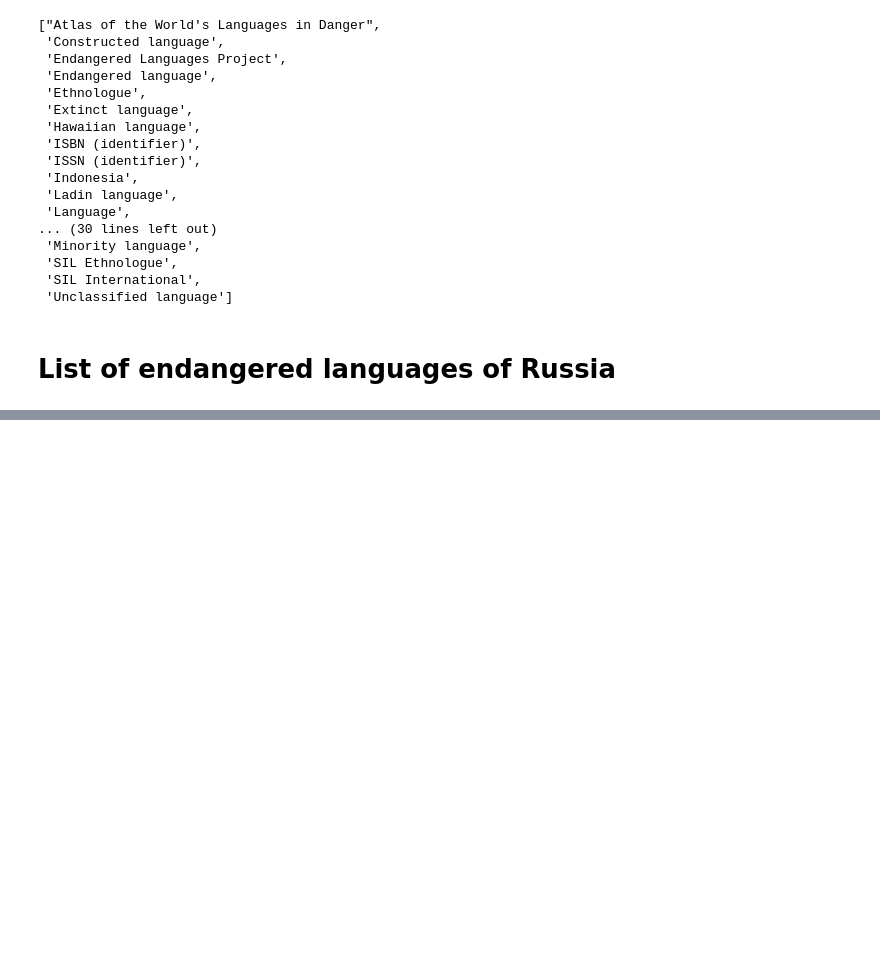
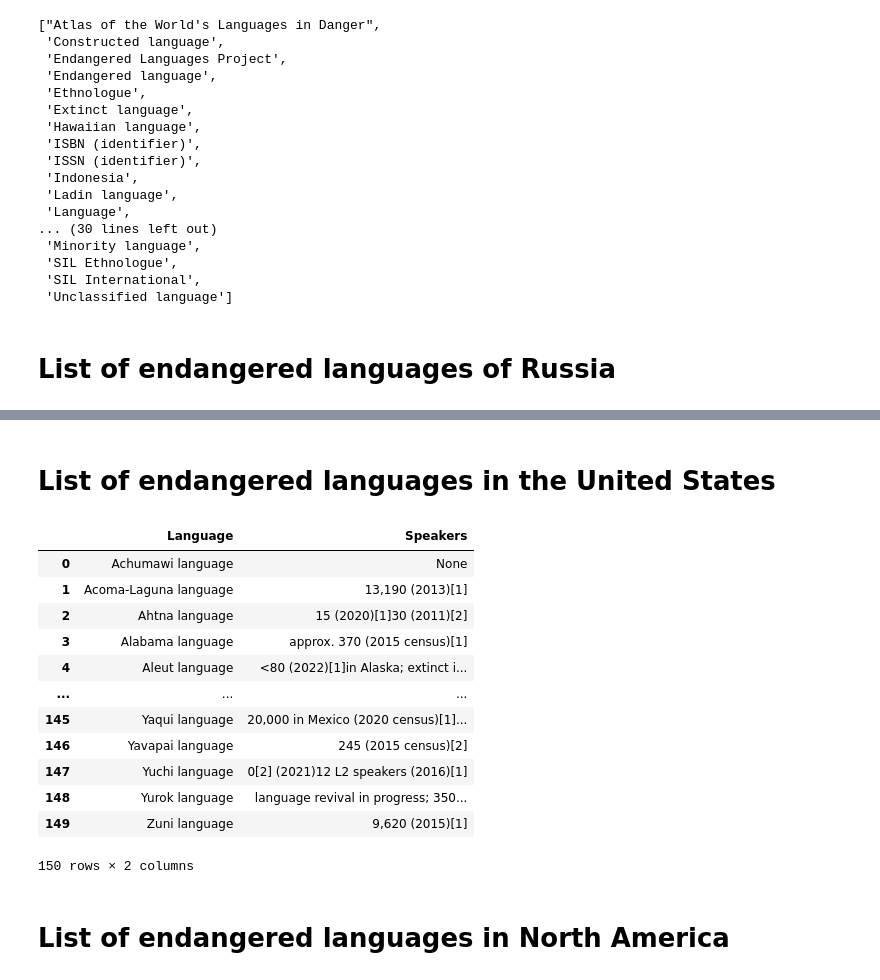
Before and after one commit to giuliaok/EQUATE, a Jupyter notebook: language_speakers_counts/language_endangerment_work.ipynb, the cells around one changed output, grey strips where cells are left out. Saved outputs shown, nothing was run; the diff lists cells and outputs as text; code cells hidden in the pictures; blank space fills up the shorter version.

```diff
--- a/language_speakers_counts/language_endangerment_work.ipynb
+++ b/language_speakers_counts/language_endangerment_work.ipynb
@@ -32,3 +63,11 @@ wikip
+# %%
+def number_extraction_from_info_box(wikipedia_links):
+    language_links = [language for language in wikipedia_links if ' language' in language]
+    counts = []
+    for language in language_links:
+        speakers = find_speakers(language)
+        counts.append({'Language': language, 'Speakers': speakers})
+    return pd.DataFrame(counts)
 # %% [markdown]
 # Australian Aboriginal
 # %%
@@ -576,0 +393,24 @@ end_russia
+# %% [markdown]
+# List of endangered languages in the United States
+# %%
+usa_wiki = wikipedia.page('List of endangered languages in the United States').links
+# %%
+usa = number_extraction_from_info_box(usa_wiki)
+# %%
+usa
+# %% [output]
+|  | Language | Speakers |
+| 0 | Achumawi language | None |
+| 1 | Acoma-Laguna language | 13,190 (2013)[1] |
+| 2 | Ahtna language | 15 (2020)[1]30 (2011)[2] |
+| 3 | Alabama language | approx. 370 (2015 census)[1] |
+| 4 | Aleut language | <80 (2022)[1]in Alaska; extinct i... |
+| ... | ... | ... |
+| 145 | Yaqui language | 20,000 in Mexico (2020 census)[1]... |
+| 146 | Yavapai language | 245 (2015 census)[2] |
+| 147 | Yuchi language | 0[2] (2021)12 L2 speakers (2016)[1] |
+| 148 | Yurok language | language revival in progress; 350... |
+| 149 | Zuni language | 9,620 (2015)[1] |
+150 rows × 2 columns
+# %% [markdown]
+# List of endangered languages in North America
```
Also changed, not shown: parts of 42 cells of this notebook.
